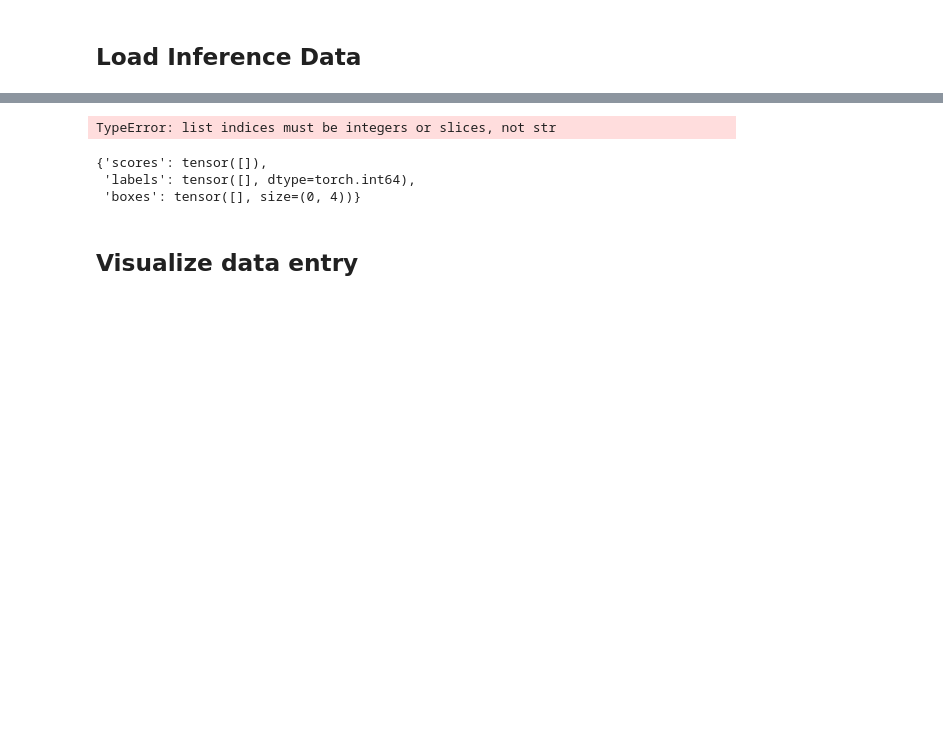
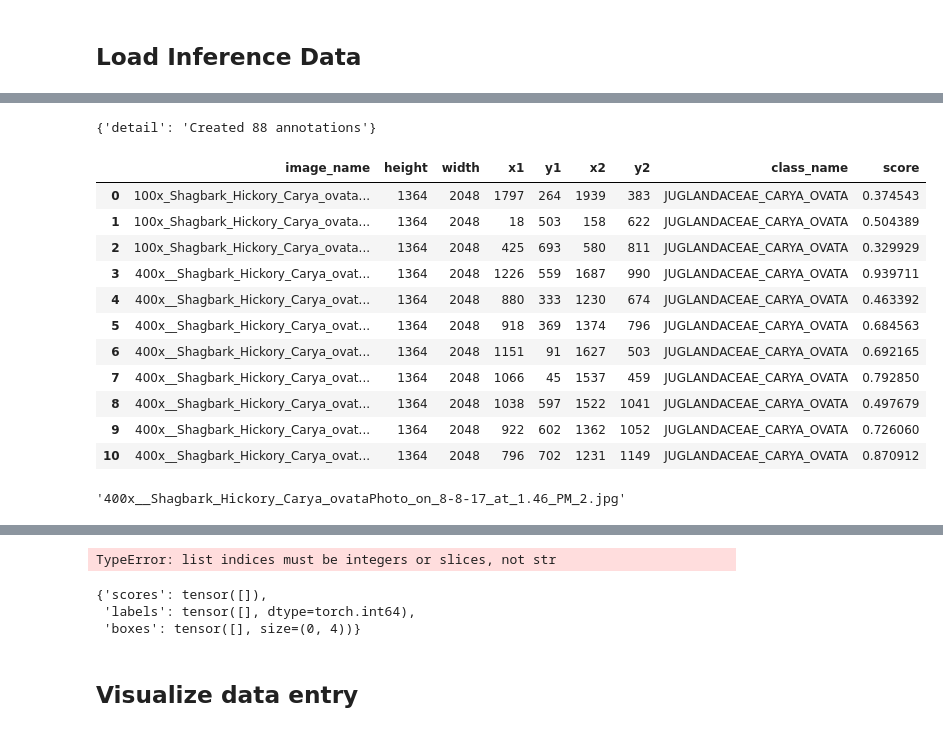
Before and after one commit to theedgepredictor/pollen-detection, a Jupyter notebook: notebooks/sandbox.ipynb, the cells around one changed output, grey strips where cells are left out. Drawn from its saved outputs; the diff is of its cells as text; code cells hidden in the pictures; blank space fills up the shorter version.

```diff
--- a/notebooks/train-huggingface-detr-on-custom-dataset.ipynb
+++ b/notebooks/sandbox.ipynb
@@ -63,9 +80,2 @@ To support symlinks on Windows, you either need to activate Developer Mode or to
 # %% [markdown]
 ## Load Inference Data
-# %%
-
-# inference
-annotations = []
-image_urls = [img for img in glob.glob(f'{INFERENCE_DIRECTORY}/*.jpg') if "Carya ovata" in img]
-
-results = pipeline_model(image_urls, threshold=CONFIDENCE_TRESHOLD)
@@ -71,0 +122,4 @@ results = pipeline_model(image_urls, threshold=CONFIDENCE_TRESHOLD)
+# %%
+annotation_url_list = glob.glob(f'{INFERENCE_ANNOTATION_DIRECTORY}/*.txt')
+classes= pd.read_csv(f'{INFERENCE_ANNOTATION_DIRECTORY}/classes.txt', sep=' ')
+class_dict = {i:val for i,val in enumerate(classes.pollen.values)}
@@ -72,17 +394,44 @@ results = pipeline_model(image_urls, threshold=CONFIDENCE_TRESHOLD)
+# %%
+project.set_model_version('pollen20_v1')
+project.create_annotations_from_predictions('pollen20_v1')
+# %% [output]
+{'detail': 'Created 88 annotations'}
 # %%
+
+
 annotations = []
 for image_url, bboxes in zip(image_urls, results):
+    image = cv2.imread(image_url)
+    img_h, img_w, channels = image.shape
     image_name = image_url.replace('images\\','').split('/')[-1]
     for bbox in bboxes:
         annotations.append({
-            'image_name':image_name,
+            'image_name':convert_filename(image_name),
+            'height':img_h,
+            'width':img_w,
             'x1': bbox['box']['xmin'],
             'y1': bbox['box']['ymin'],
             'x2': bbox['box']['xmax'],
             'y2': bbox['box']['ymax'],
-            'class_name':bbox['label'],
+            'class_name':labels[0],
             'score':bbox['score'],
-
         })
 
 annotations_df = pd.DataFrame(annotations)
+# %% [output]
+|  | image_name | height | width | x1 | y1 | x2 | y2 | class_name | score |
+| 0 | 100x_Shagbark_Hickory_Carya_ovata... | 1364 | 2048 | 1797 | 264 | 1939 | 383 | JUGLANDACEAE_CARYA_OVATA | 0.374543 |
+| 1 | 100x_Shagbark_Hickory_Carya_ovata... | 1364 | 2048 | 18 | 503 | 158 | 622 | JUGLANDACEAE_CARYA_OVATA | 0.504389 |
+| 2 | 100x_Shagbark_Hickory_Carya_ovata... | 1364 | 2048 | 425 | 693 | 580 | 811 | JUGLANDACEAE_CARYA_OVATA | 0.329929 |
+| 3 | 400x__Shagbark_Hickory_Carya_ovat... | 1364 | 2048 | 1226 | 559 | 1687 | 990 | JUGLANDACEAE_CARYA_OVATA | 0.939711 |
+| 4 | 400x__Shagbark_Hickory_Carya_ovat... | 1364 | 2048 | 880 | 333 | 1230 | 674 | JUGLANDACEAE_CARYA_OVATA | 0.463392 |
+| 5 | 400x__Shagbark_Hickory_Carya_ovat... | 1364 | 2048 | 918 | 369 | 1374 | 796 | JUGLANDACEAE_CARYA_OVATA | 0.684563 |
+| 6 | 400x__Shagbark_Hickory_Carya_ovat... | 1364 | 2048 | 1151 | 91 | 1627 | 503 | JUGLANDACEAE_CARYA_OVATA | 0.692165 |
+| 7 | 400x__Shagbark_Hickory_Carya_ovat... | 1364 | 2048 | 1066 | 45 | 1537 | 459 | JUGLANDACEAE_CARYA_OVATA | 0.792850 |
+| 8 | 400x__Shagbark_Hickory_Carya_ovat... | 1364 | 2048 | 1038 | 597 | 1522 | 1041 | JUGLANDACEAE_CARYA_OVATA | 0.497679 |
+| 9 | 400x__Shagbark_Hickory_Carya_ovat... | 1364 | 2048 | 922 | 602 | 1362 | 1052 | JUGLANDACEAE_CARYA_OVATA | 0.726060 |
+| 10 | 400x__Shagbark_Hickory_Carya_ovat... | 1364 | 2048 | 796 | 702 | 1231 | 1149 | JUGLANDACEAE_CARYA_OVATA | 0.870912 |
+# %%
+project.get_tasks()[0]['data']['image'].split('-',1)[1]
+# %% [output]
+'400x__Shagbark_Hickory_Carya_ovataPhoto_on_8-8-17_at_1.46_PM_2.jpg'
```
Also changed, not shown: parts of 13 cells of this notebook, 32 other files.
